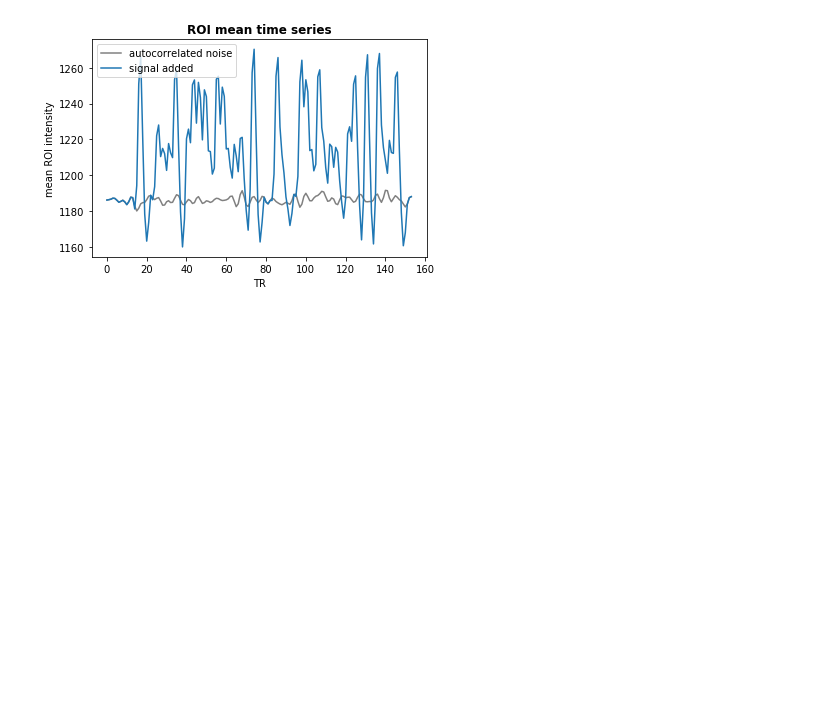
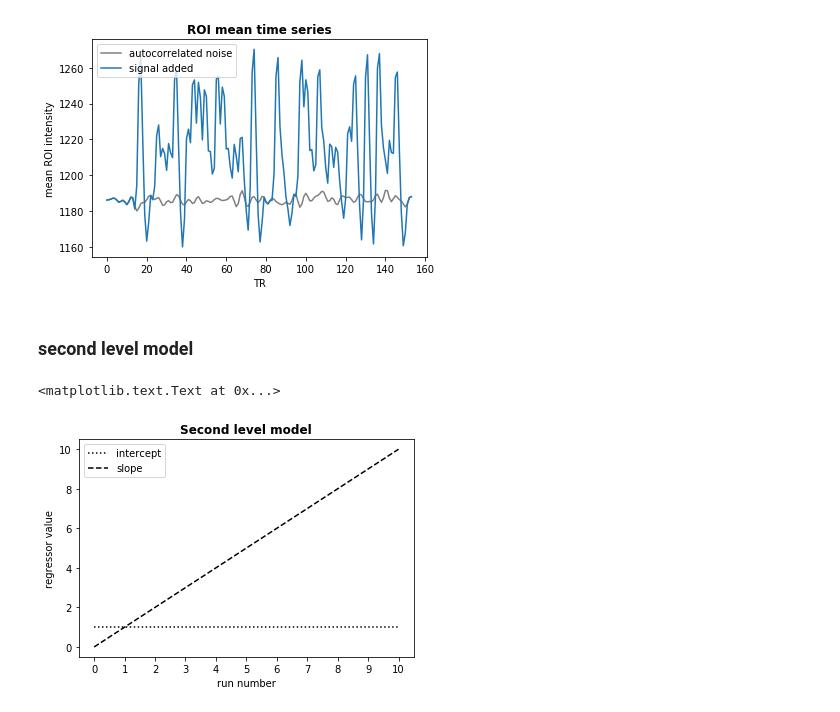
Before and after one commit to oliver-contier/famface-temporal-dynamics, a Jupyter notebook: notebooks/simulation_demo.ipynb, the cells around one changed output. Drawn from its saved outputs; the diff is of its cells as text; code cells hidden in the pictures; blank space fills up the shorter version.

Commit message:
added plot for second level model

```diff
--- a/notebooks/simulation_demo.ipynb
+++ b/notebooks/simulation_demo.ipynb
@@ -179,3 +179,20 @@ plt.ylabel('mean ROI intensity')
 plt.show()
 # %% [output]
 [figure]
+# %% [markdown]
+### second level model
+# %%
+intercept = np.ones(11)
+# %%
+slope = np.linspace(0,10, num=11)
+# %%
+plt.plot(intercept, color='black', linestyle=':')
+plt.plot(slope, color='black', linestyle='--')
+plt.xticks(np.arange(11))
+plt.xlabel('run number')
+plt.ylabel('regressor value')
+plt.legend(['intercept', 'slope'])
+plt.title('Second level model', fontweight='bold')
+# %% [output]
+<matplotlib.text.Text at 0x...>
+[figure, added]
```
